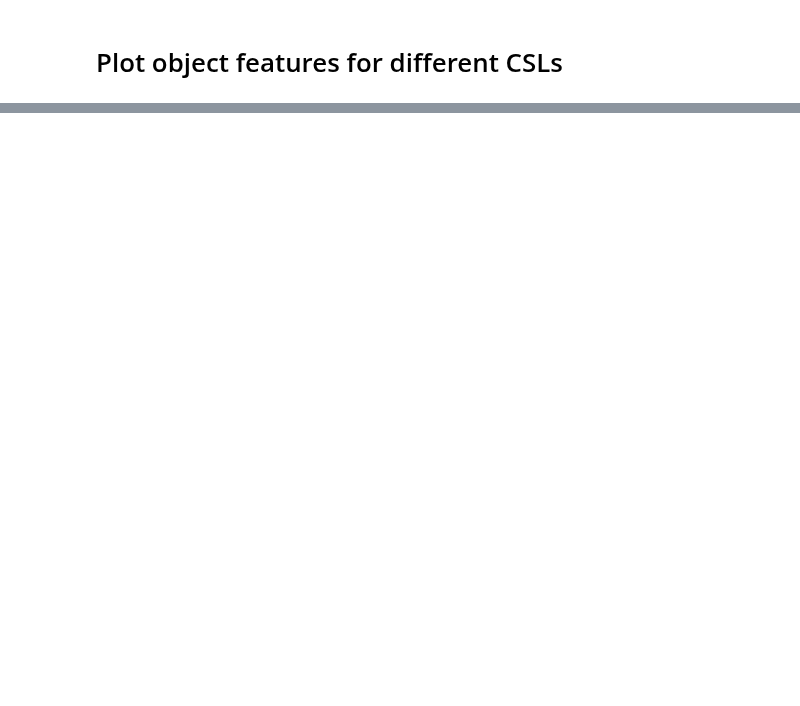
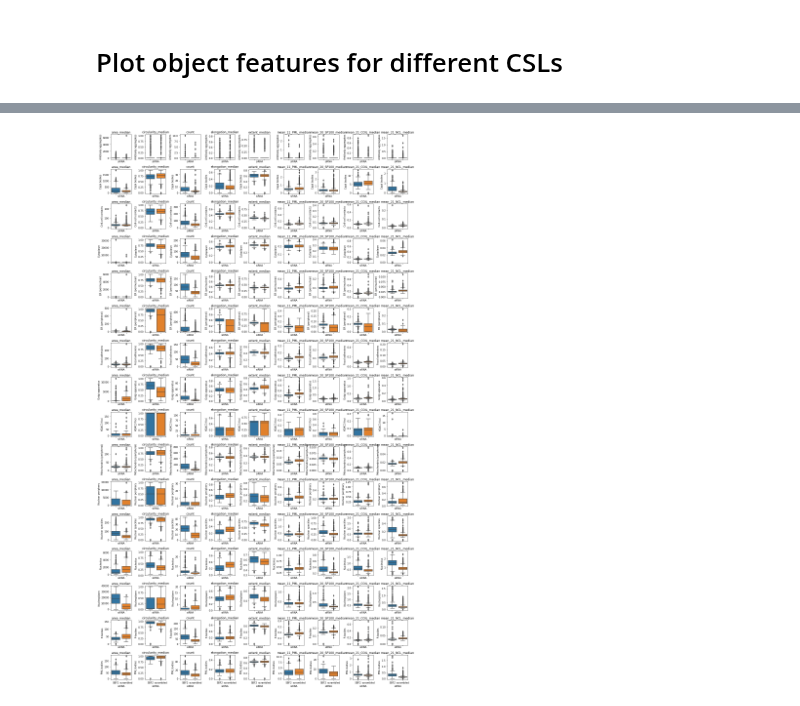
Before and after one commit to theislab/campa_ana, a Jupyter notebook: figures/fig5_object_features_SBF2.ipynb, the cells around one changed output, grey strips where cells are left out. Cells and saved outputs as stored; diff of their text form; code cells hidden in the pictures; blank space fills up the shorter version.

```diff
--- a/figures/fig5_object_features_SBF2.ipynb
+++ b/figures/fig5_object_features_SBF2.ipynb
@@ -35,0 +86,5 @@ plot_object_features(adata, 'siRNA')
+# %%
+# plot all object stats
+plot_object_stats(adata_object_stats_old, 'siRNA')
+# %% [output]
+[figure, added]
```
Also changed, not shown: parts of 11 cells of this notebook.
